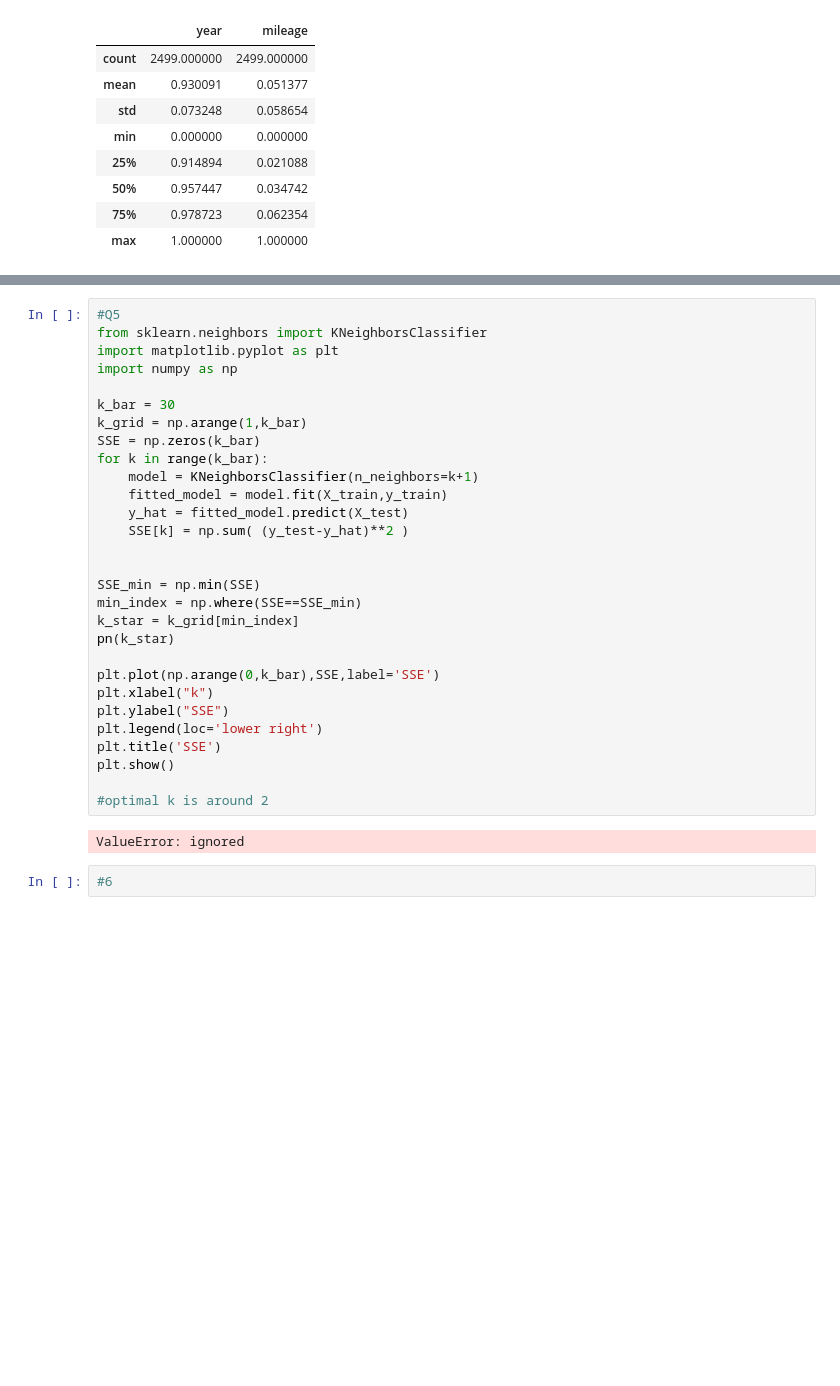
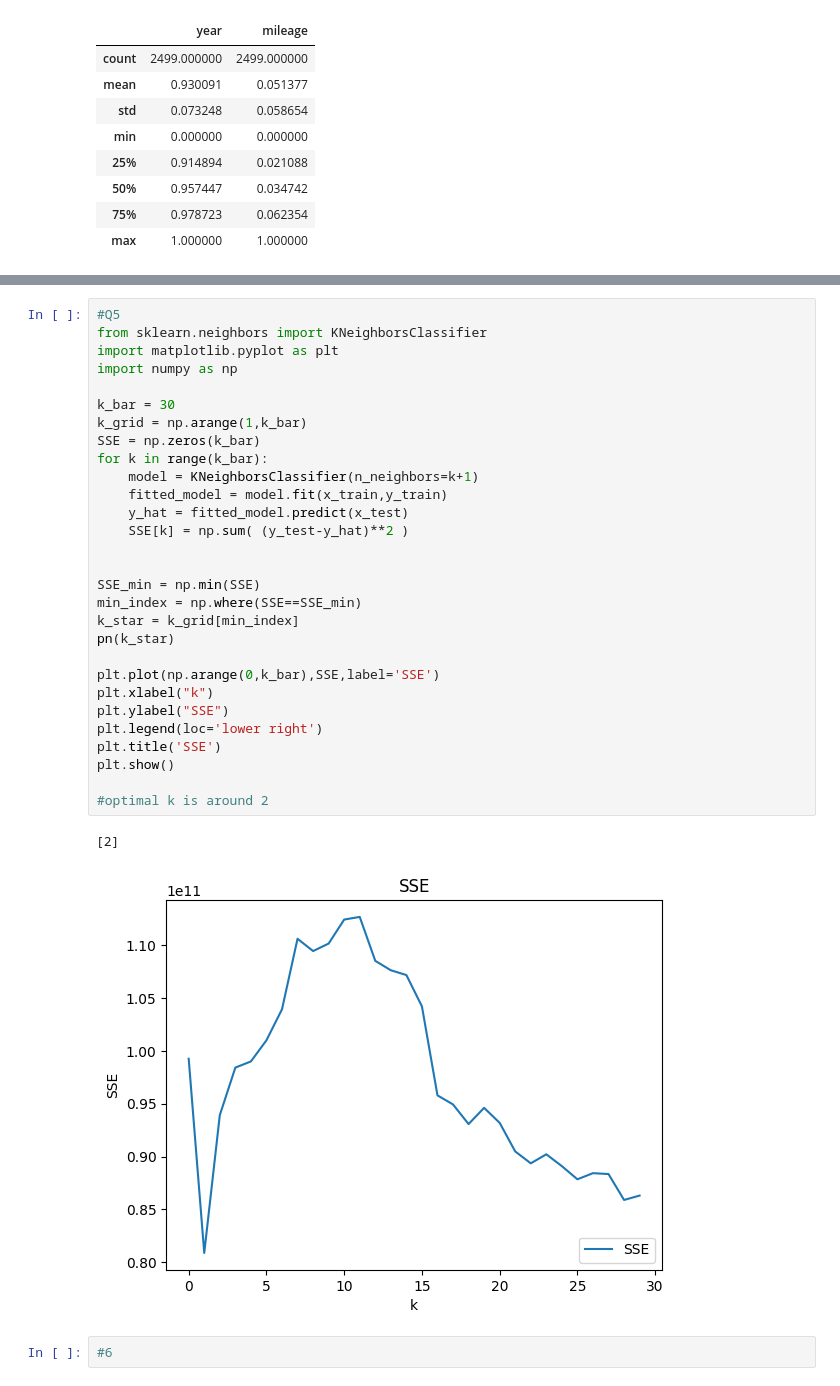
Before and after one commit to ToriStoner/assignment3, a Jupyter notebook: assignment_knn_and_kmc.ipynb, the cells around one changed output, grey strips where cells are left out. Cells and saved outputs as stored; diff of their text form; blank space fills up the shorter version.

```diff
--- a/assignment_knn_and_kmc.ipynb
+++ b/assignment_knn_and_kmc.ipynb
@@ -318,34 +366,35 @@ ValueError: ignored
 # %%
 #Q5
 from sklearn.neighbors import KNeighborsClassifier
 import matplotlib.pyplot as plt
 import numpy as np
 
 k_bar = 30
 k_grid = np.arange(1,k_bar)
 SSE = np.zeros(k_bar)
 for k in range(k_bar):
     model = KNeighborsClassifier(n_neighbors=k+1)
-    fitted_model = model.fit(X_train,y_train)
-    y_hat = fitted_model.predict(X_test)
+    fitted_model = model.fit(x_train,y_train)
+    y_hat = fitted_model.predict(x_test)
     SSE[k] = np.sum( (y_test-y_hat)**2 )
 
 
 SSE_min = np.min(SSE)
 min_index = np.where(SSE==SSE_min)
 k_star = k_grid[min_index]
 pn(k_star)
 
 plt.plot(np.arange(0,k_bar),SSE,label='SSE')
 plt.xlabel("k")
 plt.ylabel("SSE")
 plt.legend(loc='lower right')
 plt.title('SSE')
 plt.show()
 
 #optimal k is around 2
 # %% [output]
-ValueError: ignored
+[2]
+[figure, added]
 # %%
 #6
 # %% [markdown]
```
Also changed, not shown: parts of 12 cells of this notebook.
